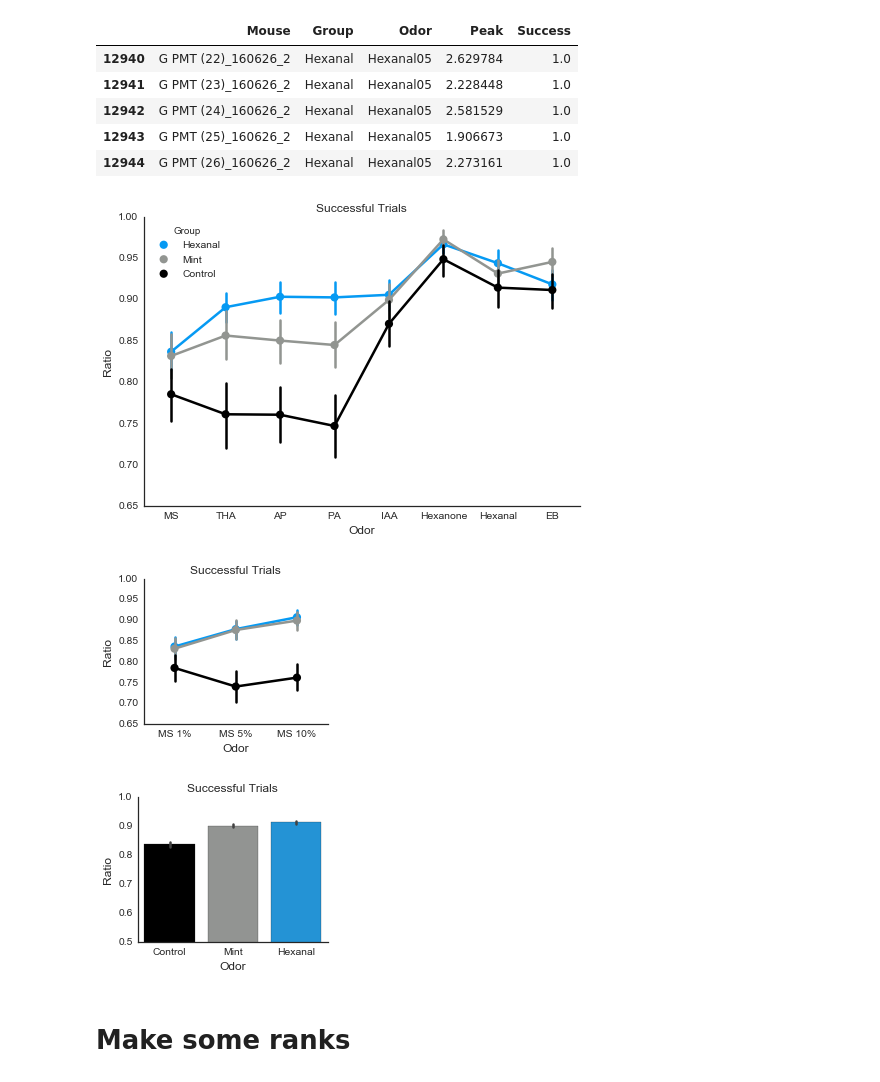
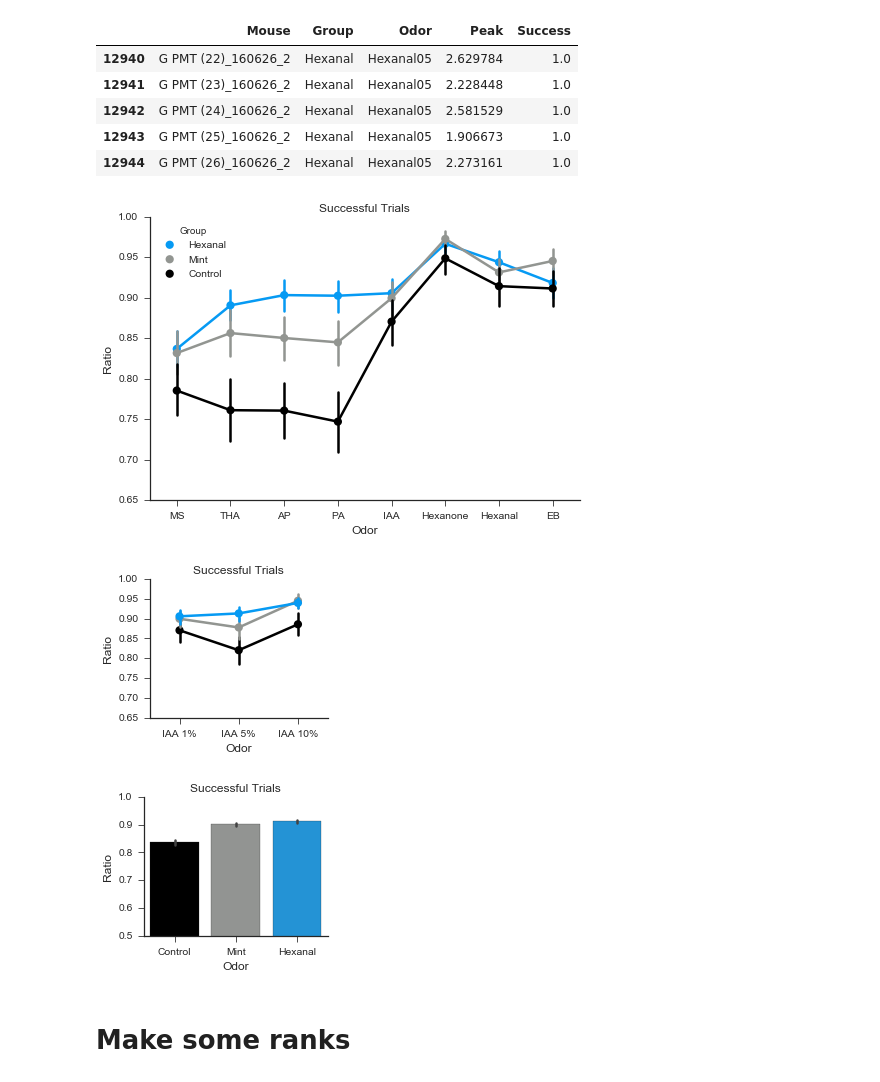
Before and after one commit to liu-annie/CaI, a Jupyter notebook: Paper_Figures.ipynb, the cells around one changed output. Cells and saved outputs as stored; diff of their text form; code cells hidden in the pictures.

```diff
--- a/Paper_Figures.ipynb
+++ b/Paper_Figures.ipynb
@@ -401,6 +414,7 @@ IAA_conc_ratio.to_csv('C:\Users\Annie\Desktop\Plasticity\Stats\\Ratio_IAA.csv')
 # 1%
 sns.set(style="white", palette="muted", color_codes=True);
 sns.set_context("paper", font_scale=1.3);
+sns.set_style("ticks")
 plt.figure(figsize=(7,5));
 ax=sns.pointplot(x='Odor',y='Ratio',hue='Group',palette=groupcolors,data=one_ratio)
 # ax.legend_.remove()
@@ -410,5 +424,5 @@ plt.title('Excitatory Responses', fontsize=12);
 plt.xlabel('Odor', fontsize=12);
 # plt.ylim(-0.2,0.6)
 plt.tight_layout();
-plt.savefig("C:\Users\Annie\Desktop\Plasticity\Figures\\Excitatory\\Excitatory_One.pdf")
+plt.savefig("C:\Users\Annie\Desktop\Plasticity\Figures\\Excitatory\\Excitatory_One_ticks.pdf")
 # %% [output]
@@ -417,8 +431,9 @@ plt.savefig("C:\Users\Annie\Desktop\Plasticity\Figures\\Excitatory\\Excitatory_O
 #Different concentrations
 sns.set(style="white", palette="muted", color_codes=True);
 sns.set_context("paper", font_scale=1.3);
+sns.set_style("ticks")
 plt.figure(figsize=(3.5,3));
-ax=sns.pointplot(x='Odor',y='Ratio',hue='Group',palette=groupcolors,data=IAA_conc_ratio)
+ax=sns.pointplot(x='Odor',y='Ratio',hue='Group',palette=groupcolors,data=hex_conc_ratio)
 ax.legend_.remove()
 sns.despine()
 plt.ylabel('Ratio', fontsize=12);
@@ -426,5 +441,5 @@ plt.title('Excitatory Responses', fontsize=12);
 plt.xlabel('Odor', fontsize=12);
 plt.ylim(0.8,1)
 plt.tight_layout();
-plt.savefig("C:\Users\Annie\Desktop\Plasticity\Figures\\Excitatory\\Excitatory_IAA.pdf")
+plt.savefig("C:\Users\Annie\Desktop\Plasticity\Figures\\Excitatory\\Excitatory_hex_ticks.pdf")
 # %% [output]
@@ -454,15 +469,16 @@ groupcolors={'Control':sns.xkcd_rgb["black"],'Mint':sns.xkcd_rgb["grey"],'Hexana
 # %%
 sns.set(style="white")
 sns.set_context('paper')
+sns.set_style("ticks")
 plt.figure(figsize=(3,3))
 sns.barplot(x='Group', y="E", data=EI,
             label="E", palette=groupcolors);
-sns.despine(left=True, bottom=True)
+sns.despine()
 plt.ylabel('Odor Number', fontsize=12);
 plt.title('Responses', fontsize=12);
 plt.xlabel('Odor', fontsize=12);
 plt.xticks(fontsize=11);
 plt.yticks(fontsize=11);
 plt.tight_layout();
-plt.savefig("C:\Users\Annie\Desktop\Plasticity\Figures\\Excitatory\\Odors.pdf")
+plt.savefig("C:\Users\Annie\Desktop\Plasticity\Figures\\Excitatory\\Odors_ticks.pdf")
 # %% [output]
@@ -534,6 +550,7 @@ groupcolors={'Control':sns.xkcd_rgb["black"],'Mint':sns.xkcd_rgb["grey"],'Hexana
 # 1%
 sns.set(style="white", palette="muted", color_codes=True);
 sns.set_context("paper", font_scale=1.3);
+sns.set_style("ticks")
 plt.figure(figsize=(7,5));
 ax=sns.pointplot(x='Odor',y='Success',hue='Group',palette=groupcolors,data=one_r)
 # ax.legend_.remove()
@@ -543,9 +560,9 @@ plt.title('Successful Trials', fontsize=12);
 plt.xlabel('Odor', fontsize=12);
 # plt.ylim(-0.2,0.6)
 plt.tight_layout();
-plt.savefig("C:\Users\Annie\Desktop\Plasticity\Figures\\Excitatory\\Successes_One.pdf")
+plt.savefig("C:\Users\Annie\Desktop\Plasticity\Figures\\Excitatory\\Successes_One_ticks.pdf")
 # %% [output]
-[figure, old version]
+[figure, new version]
 # %%
 MS_conc_r=conc_r[conc_r.Odor.isin(['MS 1%','MS 5%','MS 10%'])]
 hex_conc_r=conc_r[conc_r.Odor.isin(['Hexanal 1%','Hexanal 5%','Hexanal 10%'])]
@@ -553,23 +570,25 @@ IAA_conc_r=conc_r[conc_r.Odor.isin(['IAA 1%','IAA 5%','IAA 10%'])]
 # %%
 # 1%
 sns.set(style="white", palette="muted", color_codes=True);
 sns.set_context("paper", font_scale=1.3);
+sns.set_style("ticks")
 plt.figure(figsize=(3.5,3));
-ax=sns.pointplot(x='Odor',y='Success',hue='Group',palette=groupcolors,data=MS_conc_r)
+ax=sns.pointplot(x='Odor',y='Success',hue='Group',palette=groupcolors,data=IAA_conc_r)
 ax.legend_.remove()
 sns.despine()
 plt.ylabel('Ratio', fontsize=12);
 plt.title('Successful Trials', fontsize=12);
 plt.xlabel('Odor', fontsize=12);
 plt.ylim(0.65,1)
 plt.tight_layout();
-plt.savefig("C:\Users\Annie\Desktop\Plasticity\Figures\\Excitatory\\Successes_MS.pdf")
+plt.savefig("C:\Users\Annie\Desktop\Plasticity\Figures\\Excitatory\\Successes_IAA_ticks.pdf")
 # %% [output]
-[figure, old version]
+[figure, new version]
 # %%
 #boxplots
 sns.set(style="white", palette="muted", color_codes=True);
 sns.set_context("paper", font_scale=1.3);
+sns.set_style("ticks")
 plt.figure(figsize=(3.5,3));
 ax=sns.barplot(x='Group',y='Success',palette=groupcolors,data=smalldf)
 # ax.legend_.remove()
@@ -579,9 +598,9 @@ plt.title('Successful Trials', fontsize=12);
 plt.xlabel('Odor', fontsize=12);
 plt.ylim(0.5,1)
 plt.tight_layout();
-plt.savefig("C:\Users\Annie\Desktop\Plasticity\Figures\\Excitatory\\Successes_Summary.pdf")
+plt.savefig("C:\Users\Annie\Desktop\Plasticity\Figures\\Excitatory\\Successes_Summary_ticks.pdf")
 # %% [output]
-[figure, old version]
+[figure, new version]
 # %%
 # smalldf.to_csv('C:\Users\Annie\Desktop\Plasticity\Stats\\Success.csv')
 # %%
```
Also changed, not shown: parts of 47 cells of this notebook, 4 other files.
